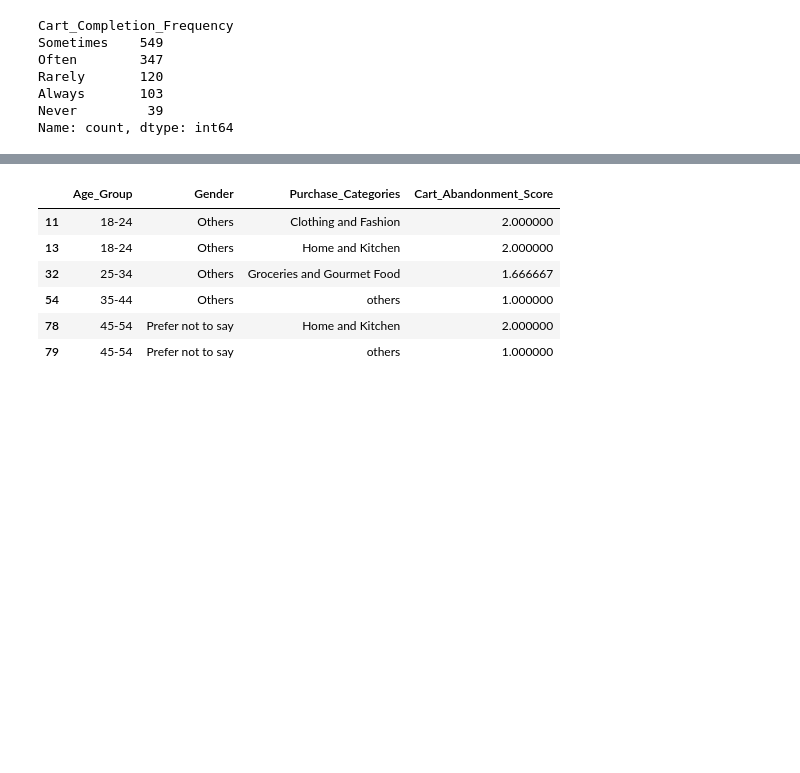
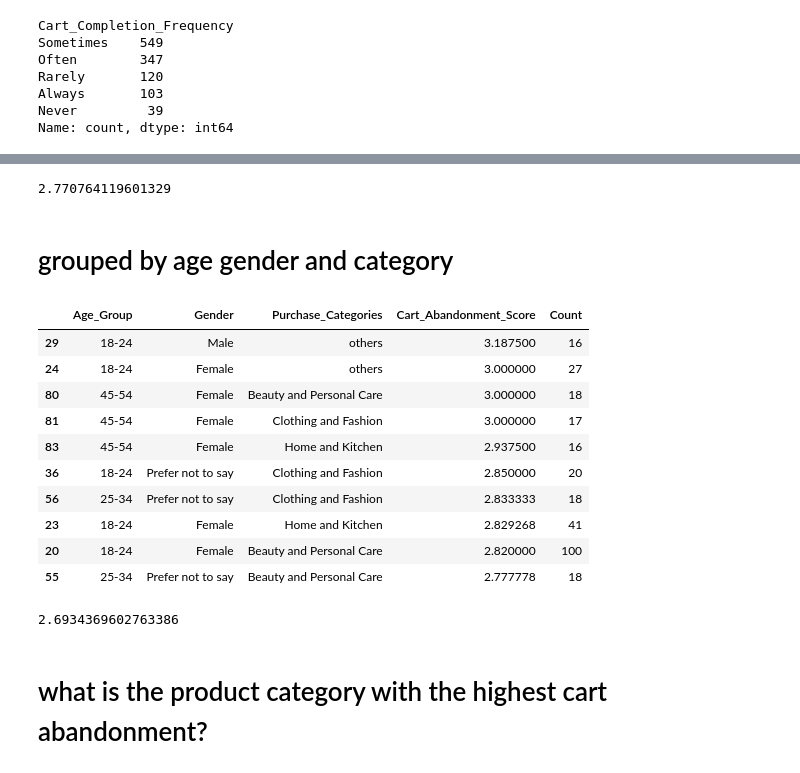
Before and after one commit to khaeuss808/UDS_ExploratoryQs, a Jupyter notebook: Q1_analysis.ipynb, the cells around one changed output, grey strips where cells are left out. Drawn from its saved outputs; the diff is of its cells as text; code cells hidden in the pictures; blank space fills up the shorter version.

```diff
--- a/Q1_analysis.ipynb
+++ b/Q1_analysis.ipynb
@@ -18,8 +33,10 @@ demographic_df = df[
         "age",
         "Gender",
         "Purchase_Categories",
+        "Cart_Abandonment_Factors",
+        "Add_to_Cart_Browsing",
+        "Saveforlater_Frequency",
         "Cart_Completion_Frequency",
-        "Cart_Abandonment_Factors",
     ]
 ]
 
@@ -59,7 +76,7 @@ Never         39
 Name: count, dtype: int64
 # %%
 # Convert cart_completion_frequency to ordinal scale (low values indicate higher abandonment)
-cart_completion_map = {"Always": 5, "Often": 4, "Sometimes": 3, "Rarely": 2, "Never": 1}
+cart_completion_map = {"Always": 1, "Often": 2, "Sometimes": 3, "Rarely": 4, "Never": 5}
 demo_df_exploded["Cart_Abandonment_Score"] = df["Cart_Completion_Frequency"].map(
     cart_completion_map
 )
@@ -75,7 +94,7 @@ demo_df_exploded.head()
 # %%
 # Define age groups
-bins = [18, 25, 35, 45, 55, 65]
-labels = ["18-24", "25-34", "35-44", "45-54", "55-64"]
+bins = [0, 18, 25, 35, 45, 55, 65]
+labels = ["Under 18", "18-24", "25-34", "35-44", "45-54", "55-64"]
 demo_df_exploded["Age_Group"] = pd.cut(
     demo_df_exploded["age"], bins=bins, labels=labels, right=False
 )
@@ -90,13 +110,23 @@ Age_Group
 Name: count, dtype: int64
 # %%
 # Aggregate cart abandonment by age group, gender, and product category
+# grouped = (
+#     demo_df_exploded.groupby(["Age_Group", "Gender", "Purchase_Categories", "Add_to_Cart_Browsing", "Saveforlater_Frequency"])[
+#         "Cart_Abandonment_Score"
+#     ]
+#     .mean()
+#     .reset_index()
+# )
+
+# grouped
+
 grouped = (
-    demo_df_exploded.groupby(["Age_Group", "Gender", "Purchase_Categories"])[
-        "Cart_Abandonment_Score"
-    ]
-    .mean()
+    demo_df_exploded.groupby(["Age_Group", "Gender", "Purchase_Categories"])
+    .agg(
+        Cart_Abandonment_Score=("Cart_Abandonment_Score", "mean"),
+        Count=("age", "count"),
+    )
     .reset_index()
 )
-
 grouped
 # %% [output]
@@ -116,12 +220,29 @@ grouped
+# %%
+demographic_df2["Cart_Abandonment_Score"].mean()
+# %% [output]
+2.770764119601329
+# %% [markdown]
+# grouped by age gender and category
 # %%
-grouped_highrate = grouped[grouped["Cart_Abandonment_Score"] <= 2]
-# a score of 1 or 1 are those who say they rarely or never complete their cart
-grouped_highrate
+grouped_highrate = grouped[grouped["Cart_Abandonment_Score"] >= 2.77]
+# a score of 1 or 2 are those who say they rarely or never complete their cart
+grouped_highrate = grouped_highrate[grouped_highrate["Count"] >= 10]
+grouped_highrate.sort_values("Cart_Abandonment_Score", ascending=False)
 # %% [output]
-|  | Age_Group | Gender | Purchase_Categories | Cart_Abandonment_Score |
-| 11 | 18-24 | Others | Clothing and Fashion | 2.000000 |
-| 13 | 18-24 | Others | Home and Kitchen | 2.000000 |
-| 32 | 25-34 | Others | Groceries and Gourmet Food | 1.666667 |
-| 54 | 35-44 | Others | others | 1.000000 |
-| 78 | 45-54 | Prefer not to say | Home and Kitchen | 2.000000 |
-| 79 | 45-54 | Prefer not to say | others | 1.000000 |
+|  | Age_Group | Gender | Purchase_Categories | Cart_Abandonment_Score | Count |
+| 29 | 18-24 | Male | others | 3.187500 | 16 |
+| 24 | 18-24 | Female | others | 3.000000 | 27 |
+| 80 | 45-54 | Female | Beauty and Personal Care | 3.000000 | 18 |
+| 81 | 45-54 | Female | Clothing and Fashion | 3.000000 | 17 |
+| 83 | 45-54 | Female | Home and Kitchen | 2.937500 | 16 |
+| 36 | 18-24 | Prefer not to say | Clothing and Fashion | 2.850000 | 20 |
+| 56 | 25-34 | Prefer not to say | Clothing and Fashion | 2.833333 | 18 |
+| 23 | 18-24 | Female | Home and Kitchen | 2.829268 | 41 |
+| 20 | 18-24 | Female | Beauty and Personal Care | 2.820000 | 100 |
+| 55 | 25-34 | Prefer not to say | Beauty and Personal Care | 2.777778 | 18 |
+# %%
+demo_df_exploded["Cart_Abandonment_Score"].mean()
+# %% [output]
+2.6934369602763386
+# %% [markdown]
+# what is the product category with the highest cart abandonment?
```
Also changed, not shown: parts of 31 cells of this notebook, 3 other files.
